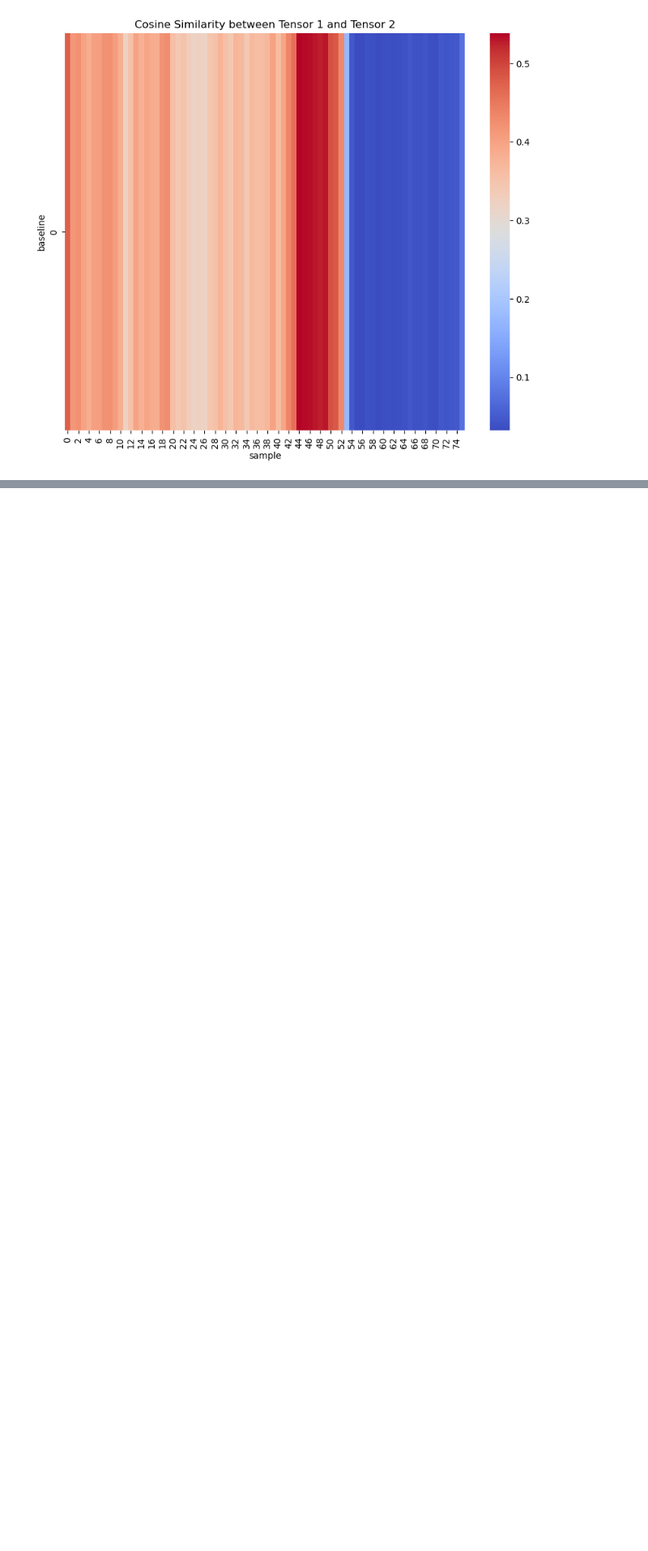
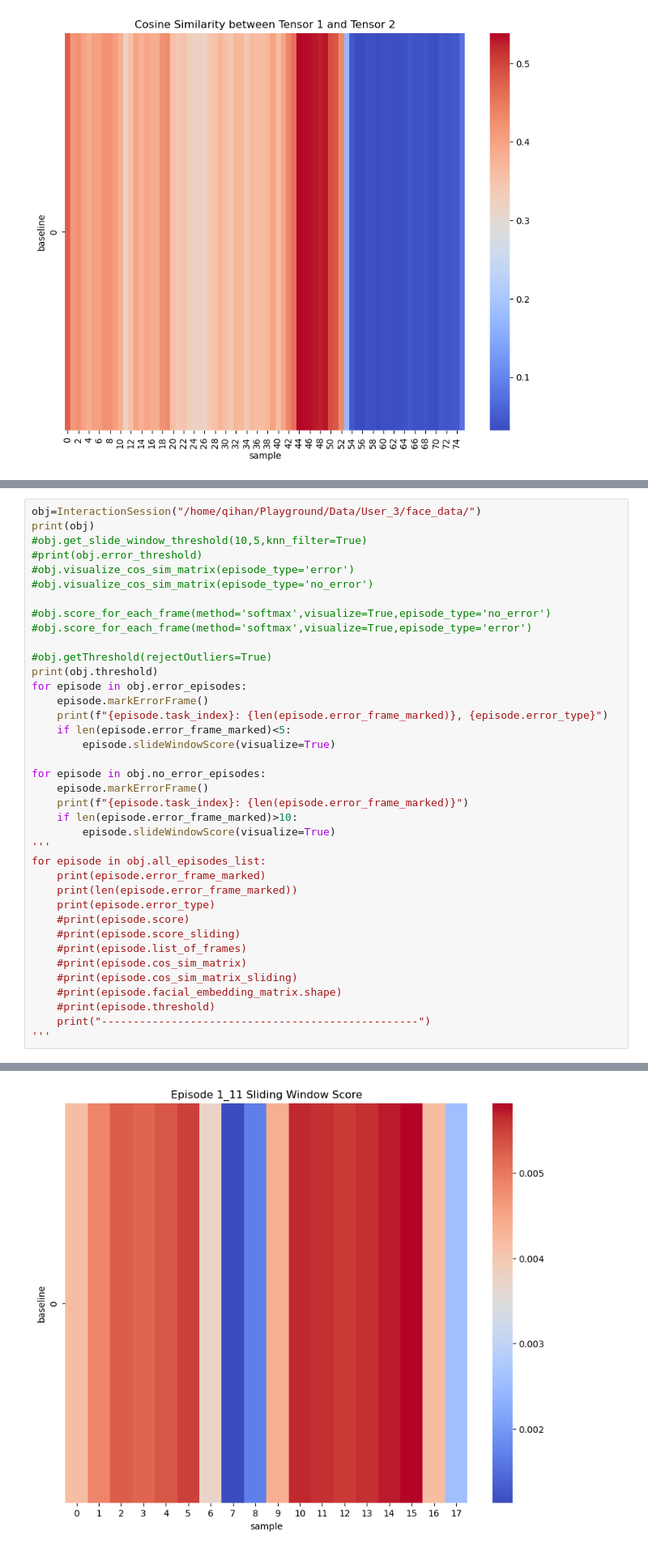
Before and after one commit to gaoqihan/HRI_error_detector, a Jupyter notebook: src/Playground/face_analyzer.ipynb, the cells around one changed output, grey strips where cells are left out. Shown at 81% size. Drawn from its saved outputs; the diff is of its cells as text; blank space fills up the shorter version.

```diff
--- a/src/Playground/face_analyzer.ipynb
+++ b/src/Playground/face_analyzer.ipynb
@@ -595,0 +868,39 @@ Facial Embedding Matrix Shape: (76, 128)
+# %%
+obj=InteractionSession("/home/qihan/Playground/Data/User_3/face_data/")
+print(obj)
+#obj.get_slide_window_threshold(10,5,knn_filter=True)
+#print(obj.error_threshold)
+#obj.visualize_cos_sim_matrix(episode_type='error')
+#obj.visualize_cos_sim_matrix(episode_type='no_error')
+
+#obj.score_for_each_frame(method='softmax',visualize=True,episode_type='no_error')
+#obj.score_for_each_frame(method='softmax',visualize=True,episode_type='error')
+
+#obj.getThreshold(rejectOutliers=True)
+print(obj.threshold)
+for episode in obj.error_episodes:
+    episode.markErrorFrame()
+    print(f"{episode.task_index}: {len(episode.error_frame_marked)}, {episode.error_type}")
+    if len(episode.error_frame_marked)<5:
+        episode.slideWindowScore(visualize=True)
+
+for episode in obj.no_error_episodes:
+    episode.markErrorFrame()
+    print(f"{episode.task_index}: {len(episode.error_frame_marked)}")
+    if len(episode.error_frame_marked)>10:
+        episode.slideWindowScore(visualize=True)
+'''
+for episode in obj.all_episodes_list:
+    print(episode.error_frame_marked)
+    print(len(episode.error_frame_marked))
+    print(episode.error_type)
+    #print(episode.score)
+    #print(episode.score_sliding)
+    #print(episode.list_of_frames)
+    #print(episode.cos_sim_matrix)
+    #print(episode.cos_sim_matrix_sliding)
+    #print(episode.facial_embedding_matrix.shape)
+    #print(episode.threshold)
+    print("--------------------------------------------------")
+'''
+# %% [output]
@@ -595,0 +910 @@ Facial Embedding Matrix Shape: (76, 128)
+[figure, added]
```
Also changed, not shown: parts of 9 cells of this notebook, 1 other file.
